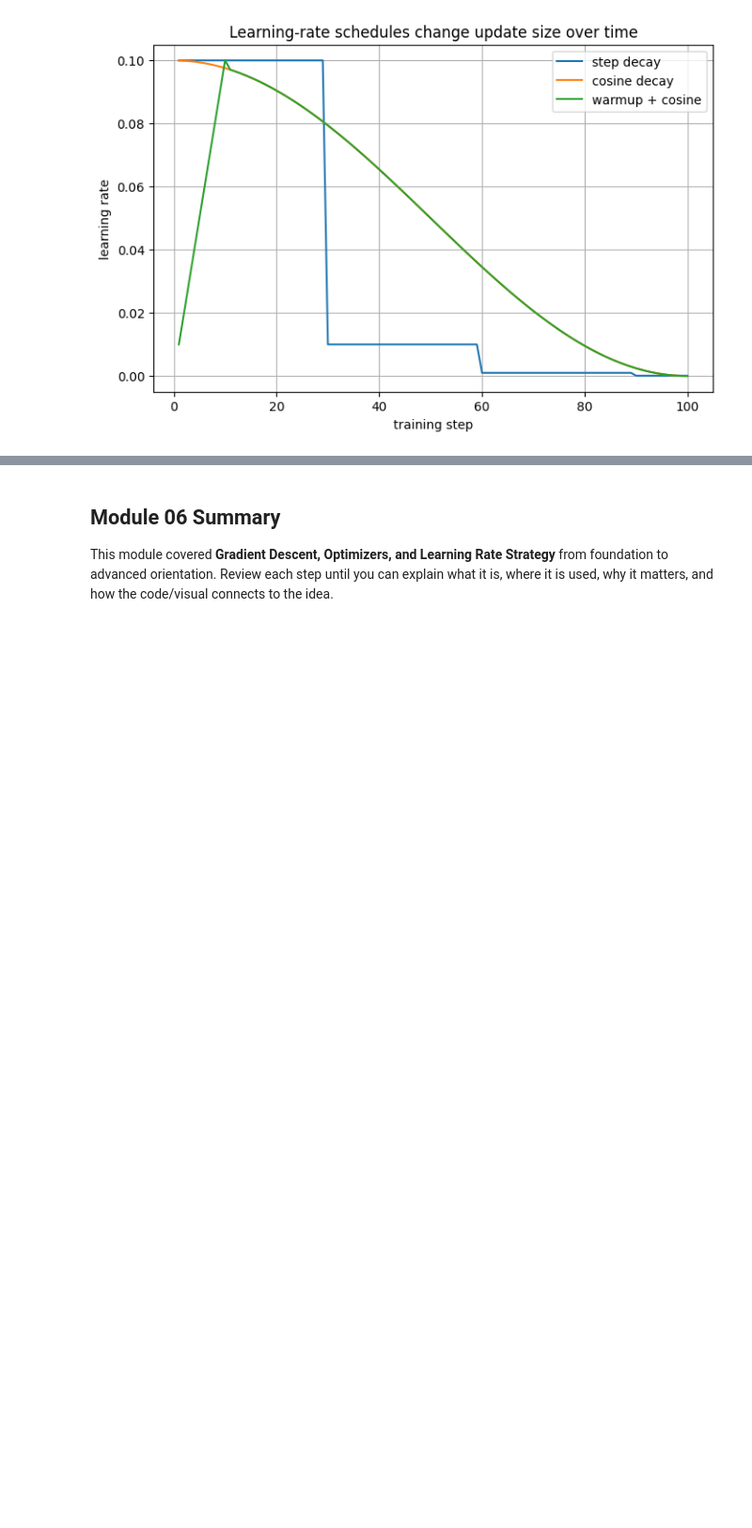
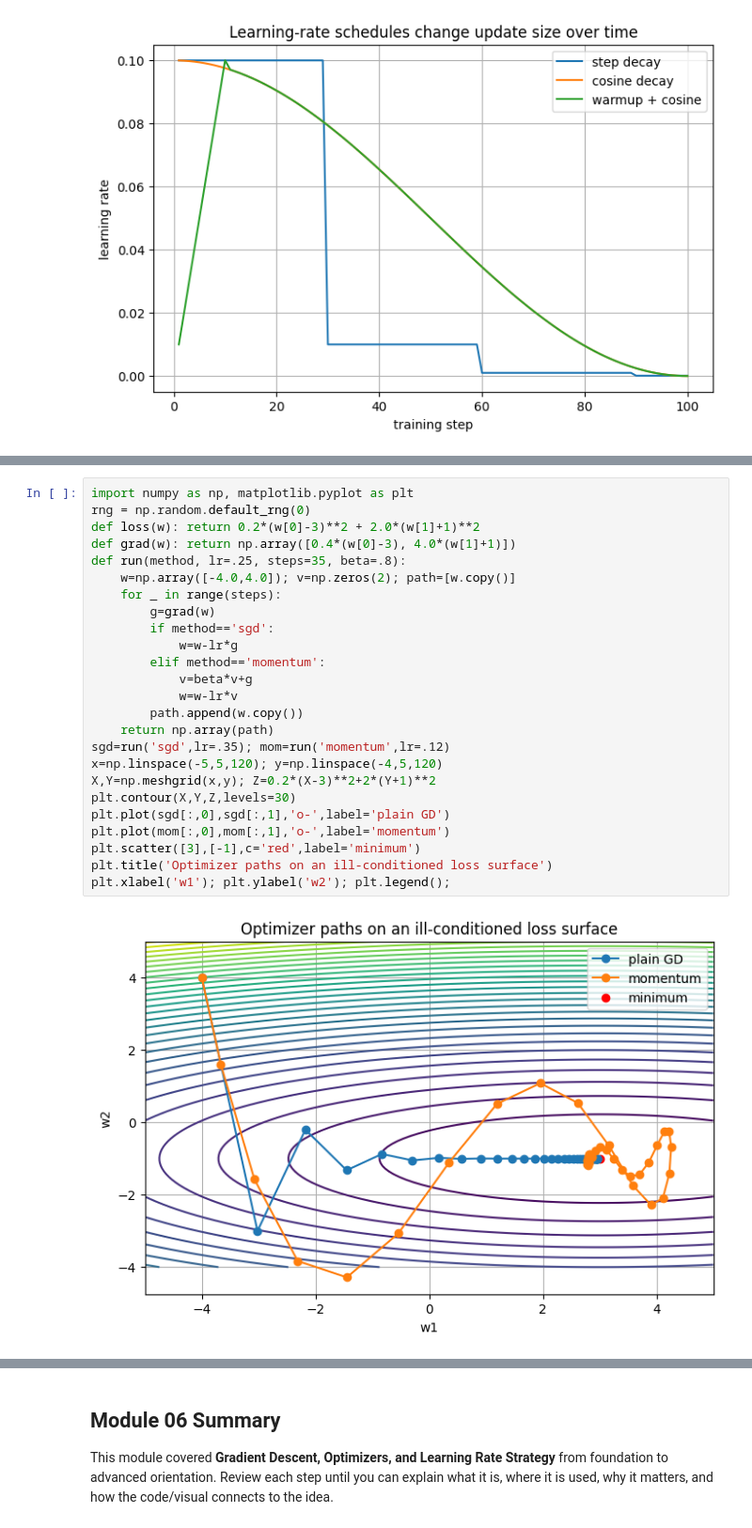
Before and after one commit to sidhu7777/Machine_Learning_Notes, a Jupyter notebook: deep_learning/modules/Module_06_Gradient_Descent_Optimizers_and_Learning_Rate_Strategy.ipynb, the cells around one changed output, grey strips where cells are left out. Shown at 94% size. Cells and saved outputs as stored; diff of their text form; blank space fills up the shorter version.

```diff
--- a/deep_learning/modules/Module_06_Gradient_Descent_Optimizers_and_Learning_Rate_Strategy.ipynb
+++ b/deep_learning/modules/Module_06_Gradient_Descent_Optimizers_and_Learning_Rate_Strategy.ipynb
@@ -310,0 +336,27 @@ plt.xlabel('training step'); plt.ylabel('learning rate'); plt.legend();
+# %%
+import numpy as np, matplotlib.pyplot as plt
+rng = np.random.default_rng(0)
+def loss(w): return 0.2*(w[0]-3)**2 + 2.0*(w[1]+1)**2
+def grad(w): return np.array([0.4*(w[0]-3), 4.0*(w[1]+1)])
+def run(method, lr=.25, steps=35, beta=.8):
+    w=np.array([-4.0,4.0]); v=np.zeros(2); path=[w.copy()]
+    for _ in range(steps):
+        g=grad(w)
+        if method=='sgd':
+            w=w-lr*g
+        elif method=='momentum':
+            v=beta*v+g
+            w=w-lr*v
+        path.append(w.copy())
+    return np.array(path)
+sgd=run('sgd',lr=.35); mom=run('momentum',lr=.12)
+x=np.linspace(-5,5,120); y=np.linspace(-4,5,120)
+X,Y=np.meshgrid(x,y); Z=0.2*(X-3)**2+2*(Y+1)**2
+plt.contour(X,Y,Z,levels=30)
+plt.plot(sgd[:,0],sgd[:,1],'o-',label='plain GD')
+plt.plot(mom[:,0],mom[:,1],'o-',label='momentum')
+plt.scatter([3],[-1],c='red',label='minimum')
+plt.title('Optimizer paths on an ill-conditioned loss surface')
+plt.xlabel('w1'); plt.ylabel('w2'); plt.legend();
+# %% [output]
+[figure, added]
```
Also changed, not shown: parts of 4 cells of this notebook, 12 other files.
